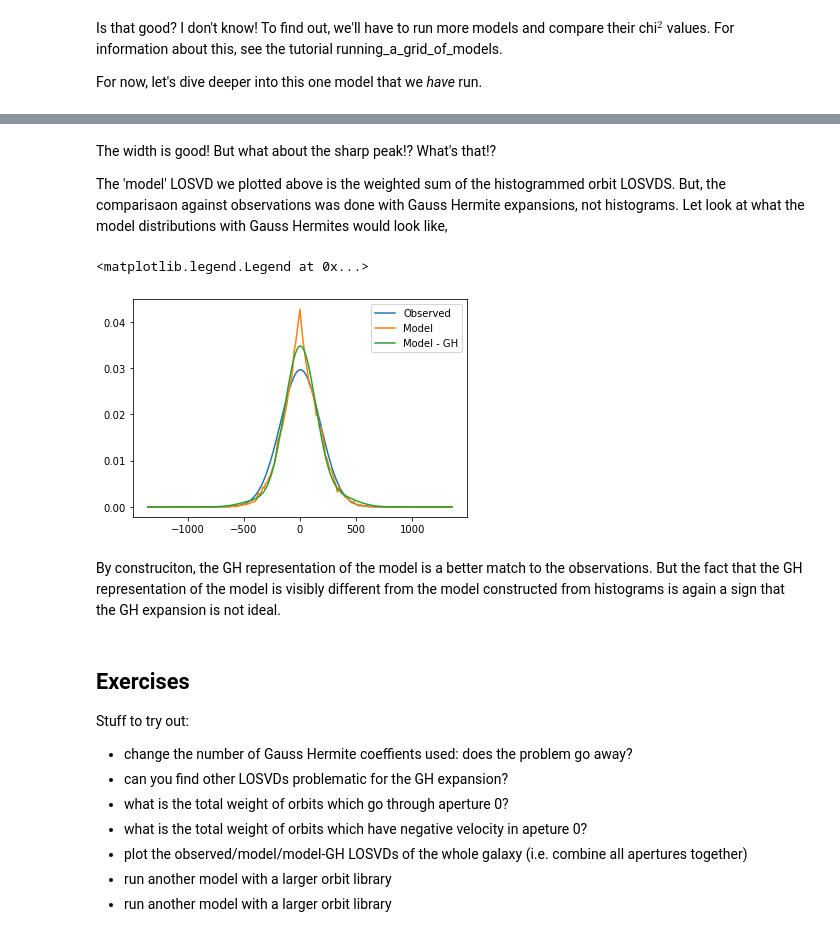
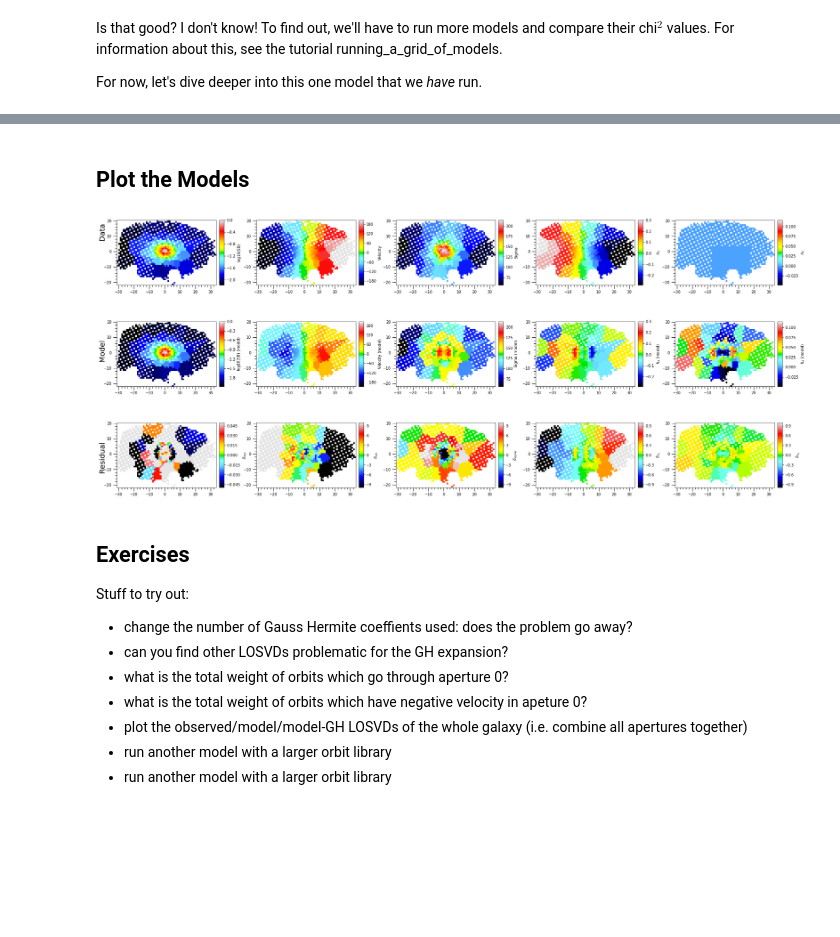
Before and after one commit to dynamics-of-stellar-systems/dynamite, a Jupyter notebook: docs/tutorial_notebooks/running_a_model.ipynb, the cells around one changed output, grey strips where cells are left out. Cells and saved outputs as stored; diff of their text form; code cells hidden in the pictures; blank space fills up the shorter version.

```diff
--- a/docs/tutorial_notebooks/running_a_model.ipynb
+++ b/docs/tutorial_notebooks/running_a_model.ipynb
@@ -165,7 +157,3 @@ I love Slurm even more!!
-# %%
-c.parspace = parspace
-c.all_models = all_models
-c.executor = executor
 # %% [markdown]
 ## Creating a Schwarzschild model
 # %% [markdown]
@@ -256,7 +244,7 @@ OR... (maybe) move all this detail above about raw units, Astropy tables etc, to
 
 Parameter values are specified in the configuration file. We can extract this set of values in the required format as follows
 # %%
-parset = parspace.get_parset()
+parset = c.parspace.get_parset()
 print(parset)
 # %% [output]
    mass     a    dc    f    q    p     u     ml
@@ -274,8 +262,8 @@ We can now create our model,
 model = dyn.model.LegacySchwarzschildModel(
     system=c.system,
     settings=c.settings,
-    parspace=parspace,
-    executor=executor,
+    parspace=c.parspace,
+    executor=c.executor,
     parset=parset)
 # %% [markdown]
 Nothing happens. But soon it will.
@@ -536,39 +312,14 @@ plt.gca().legend()
-# %% [markdown]
-The width is good! But what about the sharp peak!? What's that!?
-
-The 'model' LOSVD we plotted above is the weighted sum of the histogrammed orbit LOSVDS. But, the comparisaon against observations was done with Gauss Hermite expansions, not histograms. Let look at what the model distributions with Gauss Hermites would look like,
-# %%
-tmp = model.orblib.losvd_histograms.y[:,:,aperture_idx]
-vel_hist = dyn.kinematics.Histogram(
-    xedg=model.orblib.losvd_histograms.xedg,
-    y=tmp,
-    normalise=False)
-
-gh_coefficients = kinematics.get_gh_expansion_coefficients(
-    v_mu=kinematics.data['v'][aperture_idx],
-    v_sig=kinematics.data['sigma'][aperture_idx],
-    vel_hist=vel_hist,
-    max_order=4)
-
-gh_orb_losvd = kinematics.evaluate_losvd(
-    velhist.x,
-    kinematics.data['v'][[aperture_idx]],
-    kinematics.data['sigma'][[aperture_idx]],
-    gh_coefficients)
-gh_orb_losvd = np.squeeze(gh_orb_losvd)
-gh_orb_losvd = np.dot(gh_orb_losvd.T, w).T
-gh_orb_losvd /= np.sum(gh_orb_losvd)
-
-# plot them
-plt.plot(v_arr, np.squeeze(gh_losvd), label='Observed')
-plt.plot(v_arr, model_losvd[:, aperture_idx], label='Model')
-plt.plot(v_arr, gh_orb_losvd, label='Model - GH')
-plt.gca().legend()
-# %% [output]
-<matplotlib.legend.Legend at 0x...>
-[figure, removed]
-# %% [markdown]
-By construciton, the GH representation of the model is a better match to the observations. But the fact that the GH representation of the model is visibly different from the model constructed from histograms is again a sign that the GH expansion is not ideal.
+# %% [markdown]
+## Plot the Models
+# %%
+plotter = dyn.plotter.Plotter(system=c.system,
+                              settings=c.settings,
+                              parspace=c.parspace,
+                              all_models=c.all_models)
+# %%
+figure = plotter.plot_kinematic_maps(model)
+# %% [output]
+[figure, added]
 # %% [markdown]
 ## Exercises
 
```
Also changed, not shown: parts of 33 cells of this notebook, 13 other files.
